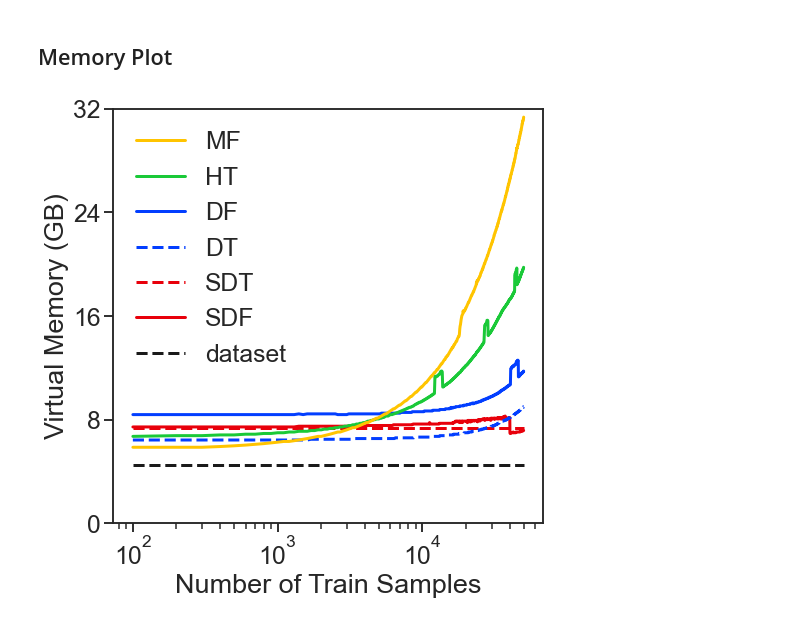
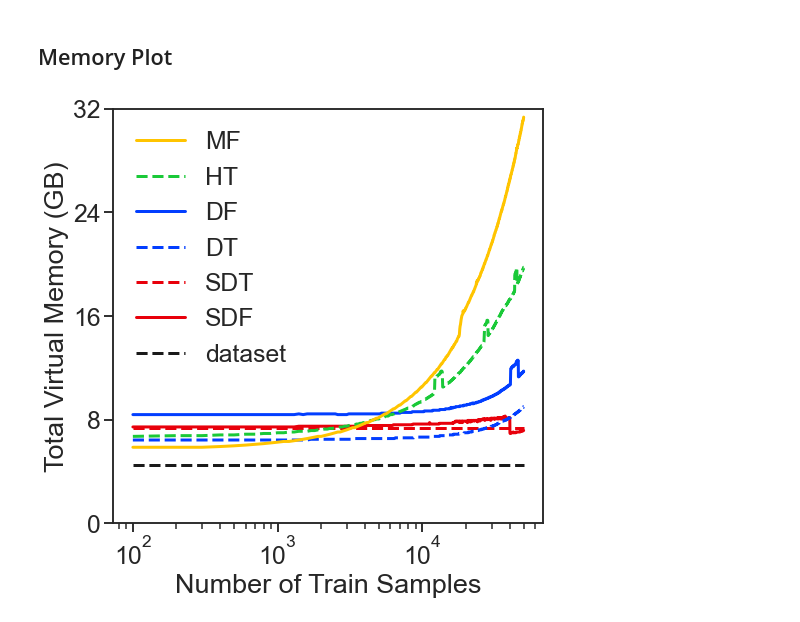
Before and after one commit to neurodata/SDTF, a Jupyter notebook: docs/select.ipynb, the cells around one changed output. Saved outputs shown, nothing was run; the diff lists cells and outputs as text; code cells hidden in the pictures.

Commit message:
ENH optimize figures & notebooks

```diff
--- a/docs/select.ipynb
+++ b/docs/select.ipynb
@@ -182,13 +209,12 @@ for i, dataset in enumerate(datasets):
     time_l = []
 
     for prefix in prefixes:
-        time = np.mean(
-            load_result(directory + prefix + dataset + "_train_t.txt")[:10], axis=0
-        )
+        time = load_result(directory + prefix + dataset + "_train_t.txt")[:10]
 
         if concat and (prefix == "dt/" or prefix == "rf/"):
-            for j in range(1, ranges[i]):
-                time[j] += time[j - 1]
+            for t in time:
+                for j in range(1, ranges[i]):
+                    t[j] += t[j - 1]
 
         time_l.append(time)
 
@@ -243,30 +266,0 @@ plt.savefig("../paper/select_time.pdf", transparent=True, bbox_inches="tight")
-# %%
-# Show concatenated mem for batch estimators
-concat = True
-
-acc_ls = []
-time_ls = []
-for i, dataset in enumerate(datasets):
-    acc_l = []
-    time_l = []
-
-    for prefix in prefixes:
-        acc = np.mean(
-            load_result(directory + prefix + dataset + "_acc.txt")[:10], axis=0
-        )
-        acc_l.append(acc)
-
-        time = np.mean(
-            load_result(directory + prefix + dataset + "_train_t.txt")[:10], axis=0
-        )
-
-        if concat and (prefix == "dt/" or prefix == "rf/"):
-            for j in range(1, ranges[i]):
-                time[j] += time[j - 1]
-
-        time_l.append(time)
-
-    acc_ls.append(acc_l)
-    time_ls.append(time_l)
-
-ls = acc_ls + time_ls
@@ -334,7 +271,7 @@ plt.savefig("../paper/select_acc_time.pdf", transparent=True, bbox_inches="tight
 prefixes = ["sdf/", "sdt/", "dt/", "rf/", "ht/", "mf/"]
 legends = ["SDF", "SDT", "DT", "DF", "HT", "MF"]
 colors = ["r", "r", "b", "b", "g", "y"]
-styles = ["-", "--", "--", "-", "-", "-"]
+styles = ["-", "--", "--", "-", "--", "-"]
 
 # Load CIFAR-10 memory records
 cifar_mem_l = []
@@ -344,36 +281,36 @@ for prefix in prefixes:
         * 56
         / 100
     )
-    cifar_mem_l.append(cifar_mem)
+    cifar_mem_l.append([cifar_mem])
 # %%
 fig, ax = plt.subplots(nrows=1, ncols=1, figsize=(7, 7), constrained_layout=True)
 
 xtitle = "Number of Train Samples"
-ytitle = "Virtual Memory (GB)"
+ytitle = "Total Virtual Memory (GB)"
 ylimit = [0, 32]
 ytick = [0, 8, 16, 24, 32]
 
 ax.set_xscale("log")
 ax.set_ylim(ylimit)
 
 n_train = range(100, (ranges[2] + 1) * 100, 100)
 
 # Plot dataset size
 cifar_data_mem = 8.0 * 56 / 100 * np.ones(len(n_train))
 ax.plot(n_train, cifar_data_mem, label="dataset", color="k", linestyle="dashed", lw=3)
 
 # Label x axis and plot figures
 plot_acc(ax, [cifar_mem_l], 0, n_train, lw=3)
 ax.set_xlabel(xtitle)
 
 # Label y axis
 ax.set_yticks(ytick)
 ax.set_ylabel(ytitle)
 
 # Legend
 handles, labels = ax.get_legend_handles_labels()
 ax.legend(handles[::-1], labels[::-1], frameon=False)
 
 plt.savefig("../paper/select_cifar_mem.pdf", transparent=True, bbox_inches="tight")
 # %% [output]
-[figure, old version]
+[figure, new version]
```
Also changed, not shown: parts of 9 cells of this notebook, 5 other files.
